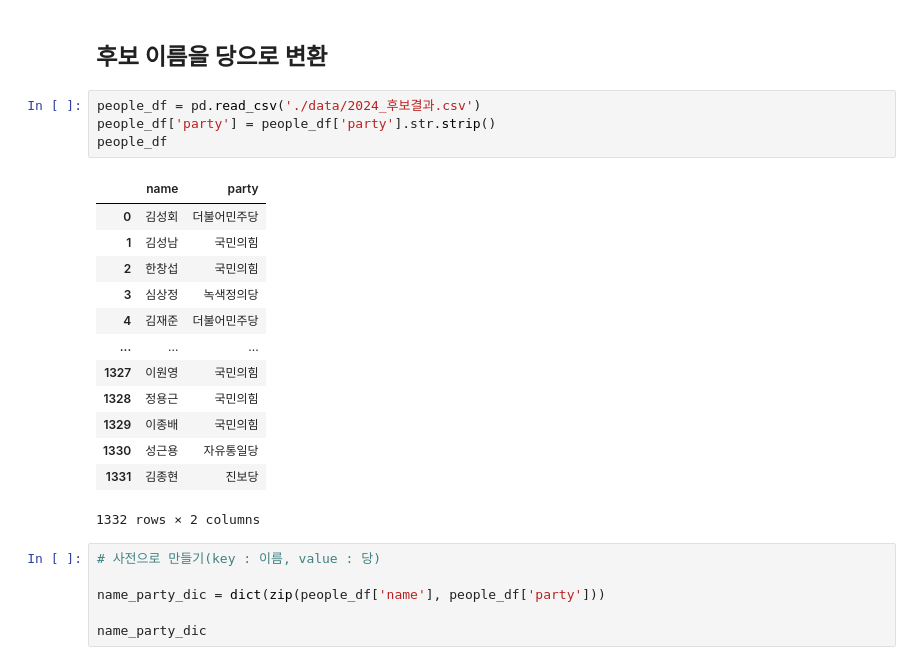
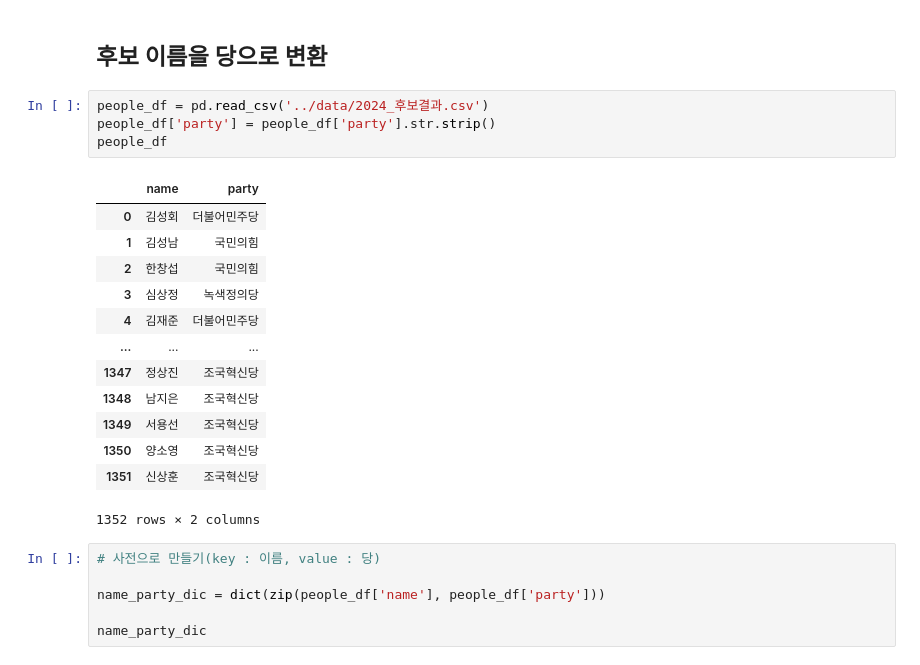
Before and after one commit to dbfla3831/STUDY, a Jupyter notebook: project/선거예측/news_2024_긍정부정_예측.ipynb, the cells around one changed output. Saved outputs shown, nothing was run; the diff lists cells and outputs as text.

```diff
--- a/project/선거예측/news_2024_긍정부정.ipynb
+++ b/project/선거예측/news_2024_긍정부정_예측.ipynb
@@ -81,23 +81,23 @@ df_news
 # %% [markdown]
 ## 후보 이름을 당으로 변환
 # %%
-people_df = pd.read_csv('./data/2024_후보결과.csv')
+people_df = pd.read_csv('../data/2024_후보결과.csv')
 people_df['party'] = people_df['party'].str.strip()
 people_df
 # %% [output]
 |  | name | party |
 | 0 | 김성회 | 더불어민주당 |
 | 1 | 김성남 | 국민의힘 |
 | 2 | 한창섭 | 국민의힘 |
 | 3 | 심상정 | 녹색정의당 |
 | 4 | 김재준 | 더불어민주당 |
 | ... | ... | ... |
-| 1327 | 이원영 | 국민의힘 |
-| 1328 | 정용근 | 국민의힘 |
-| 1329 | 이종배 | 국민의힘 |
-| 1330 | 성근용 | 자유통일당 |
-| 1331 | 김종현 | 진보당 |
+| 1347 | 정상진 | 조국혁신당 |
+| 1348 | 남지은 | 조국혁신당 |
+| 1349 | 서용선 | 조국혁신당 |
+| 1350 | 양소영 | 조국혁신당 |
+| 1351 | 신상훈 | 조국혁신당 |
-1332 rows × 2 columns
+1352 rows × 2 columns
 # %%
 # 사전으로 만들기(key : 이름, value : 당)
 
```
Also changed, not shown: parts of 39 cells of this notebook, 21 other files.
